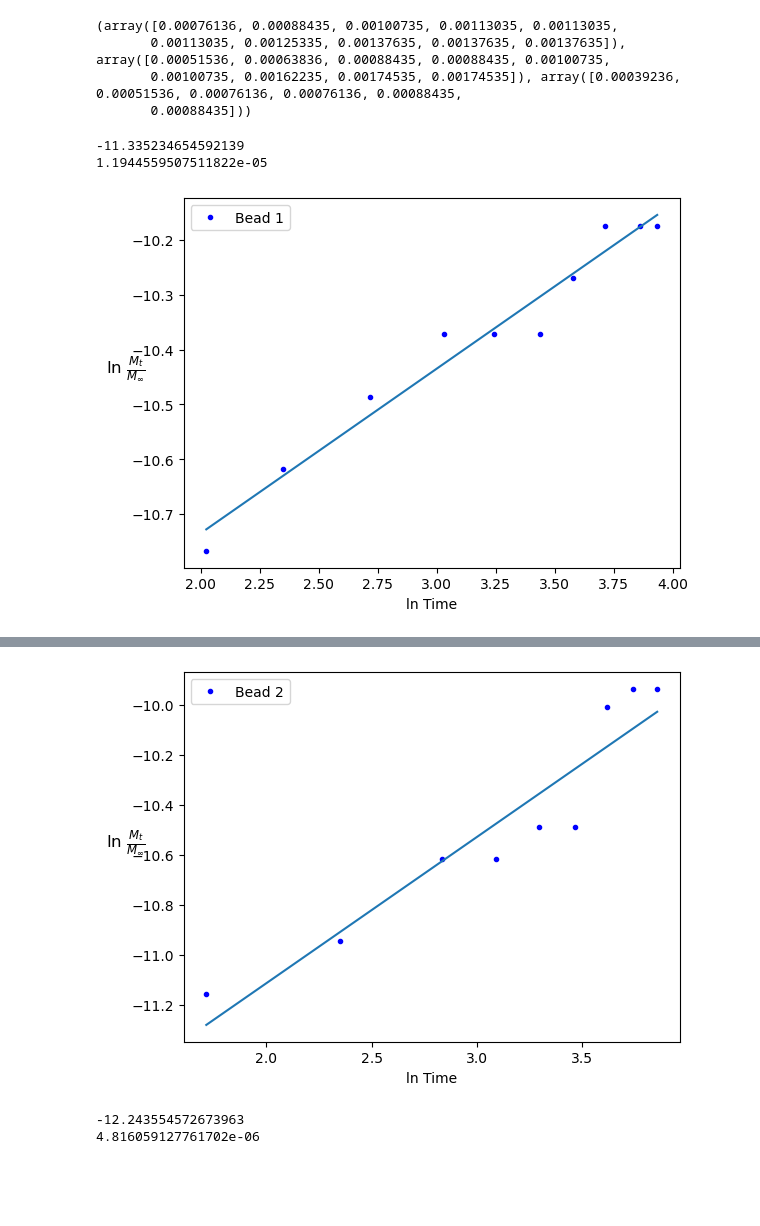
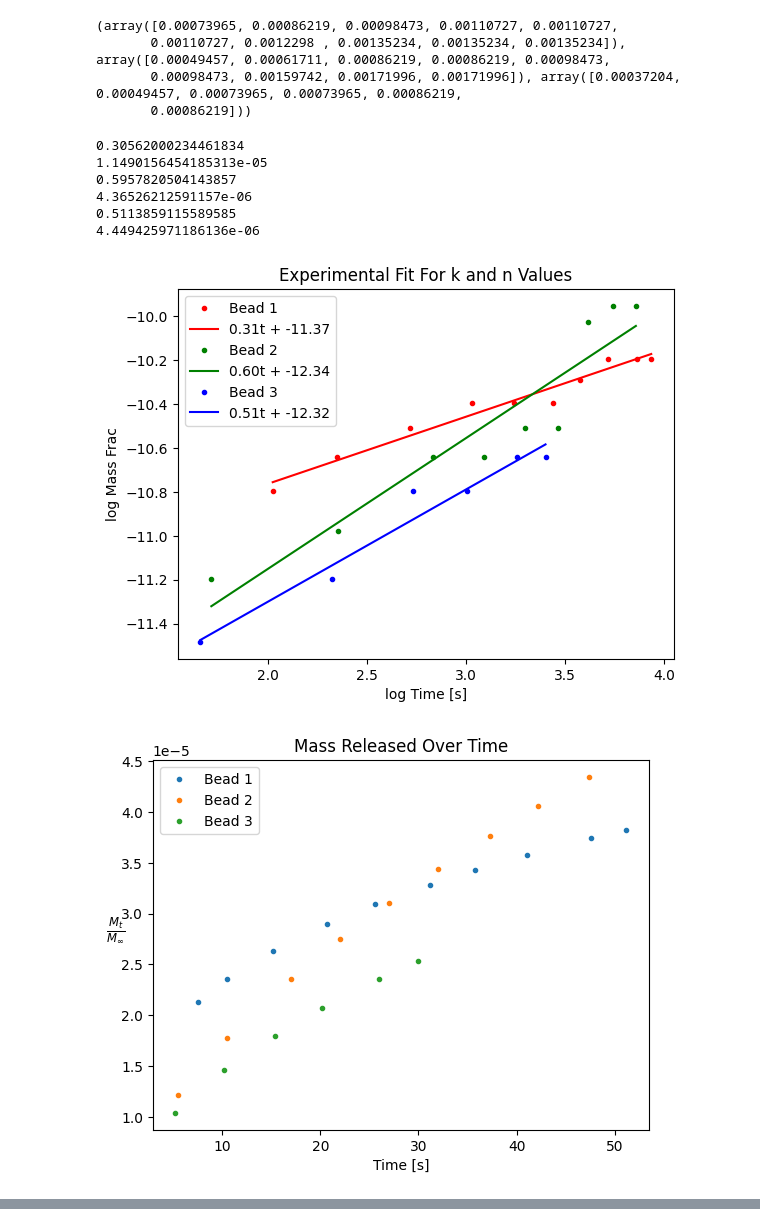
Before and after one commit to lsculv/ECH145B-Labs, a Jupyter notebook: lab3.ipynb, the cells around one changed output, grey strips where cells are left out. Cells and saved outputs as stored; diff of their text form; code cells hidden in the pictures; blank space fills up the shorter version.

```diff
--- a/lab3.ipynb
+++ b/lab3.ipynb
@@ -11,7 +13,7 @@ import pandas as pd
 # Spectronometer calibration curve calculations
 Calibration = NamedTuple("Calibration", slope=float, intercept=float)
 # Converts from absorbance to concentration in mg / mL
-calibration = Calibration(slope=8.13012586e01, intercept=2.81008571e-02)
+calibration = Calibration(slope=81.607231705, intercept=0.029639142857)
 
 # Bead diameters
 bead_diameter = (  # m
@@ -92,37 +94,61 @@ concentrations = (
 
 print(concentrations)
 # %% [output]
-(array([0.00076136, 0.00088435, 0.00100735, 0.00113035, 0.00113035,
-       0.00113035, 0.00125335, 0.00137635, 0.00137635, 0.00137635]), array([0.00051536, 0.00063836, 0.00088435, 0.00088435, 0.00100735,
-       0.00100735, 0.00162235, 0.00174535, 0.00174535]), array([0.00039236, 0.00051536, 0.00076136, 0.00076136, 0.00088435,
-       0.00088435]))
+(array([0.00073965, 0.00086219, 0.00098473, 0.00110727, 0.00110727,
+       0.00110727, 0.0012298 , 0.00135234, 0.00135234, 0.00135234]), array([0.00049457, 0.00061711, 0.00086219, 0.00086219, 0.00098473,
+       0.00098473, 0.00159742, 0.00171996, 0.00171996]), array([0.00037204, 0.00049457, 0.00073965, 0.00073965, 0.00086219,
+       0.00086219]))
 # %%
 time_masses = [
     TARTRAZINE_MOLAR_MASS * SOLUTION_VOLUME * conc for conc in concentrations
 ]
 
 inf_mass = TARTRAZINE_DENSITY * TARTRAZINE_VOLUME
 
 n_vals = np.zeros(3)
 k_vals = np.zeros(3)
+F = [mt/inf_mass for mt in time_masses]
+def Fcalc(k, n , time):
+    return k * (time ** n)
 
+colors = ['r', 'g', 'b']
 for i in range(3):
     time_mins = sample_times[i] * (1 / 60)
     log_time = np.log(time_mins)
     log_mass = np.log(time_masses[i] / inf_mass)
     slope, inter = np.polyfit(log_time, log_mass, 1)
     n_vals[i] = slope
-    print(inter)
+    print(slope)
     print(np.exp(inter))
     k_vals[i] = np.exp(inter)
+    plt.plot(log_time, log_mass, colors[i]+".", label=f"Bead {i+1}")
+    plt.plot(log_time, slope * log_time + inter, colors[i]+"-" ,label=f"{slope:.2f}t + {inter:.2f}")
+plt.title("Experimental Fit For k and n Values")
+plt.xlabel("log Time [s]")
+plt.ylabel("log Mass Frac")
+plt.legend()
+plt.show()
 
-    plt.plot(log_time, log_mass, "b.", label=f"Bead {i+1}")
-    plt.plot(log_time, slope * log_time + inter)
-    plt.xlabel("ln Time")
-    plt.ylabel(r"ln $\frac{M_t}{M_\infty}$", rotation=0, fontdict={"size": 12})
-    plt.legend()
-    plt.show()
+for i in range(3):
+    time_mins = sample_times[i] * (1 / 60)
+    plt.plot(time_mins, Fcalc(k_vals[i], n_vals[i], sample_times[i] * (1/60)) , ".", label=f"Bead {i+1}")
+
+
+plt.xlabel("Time [s]")
+plt.ylabel(r"$\frac{M_t}{M_\infty}$", rotation=0, fontdict={"size": 12})
+plt.title("Mass Released Over Time")
+plt.legend()
+plt.show()
+print(F)
+print([np.gradient(F[i]) for i in range(3)])
+dFdt = [np.gradient(F[i])/np.gradient(sample_times[i]) for i in range(3)]
+print(dFdt)
 # %% [output]
--11.335234654592139
-1.1944559507511822e-05
+0.30562000234461834
+1.1490156454185313e-05
+0.5957820504143857
+4.36526212591157e-06
+0.5113859115589585
+4.449425971186136e-06
-[figure, old version]
+[figure, new version]
+[figure, new version]
@@ -131,3 +172,0 @@ for i in range(3):
-[figure, old version]
--12.243554572673963
-4.816059127761702e-06
```
Also changed, not shown: parts of 4 cells of this notebook, 6 other files.
